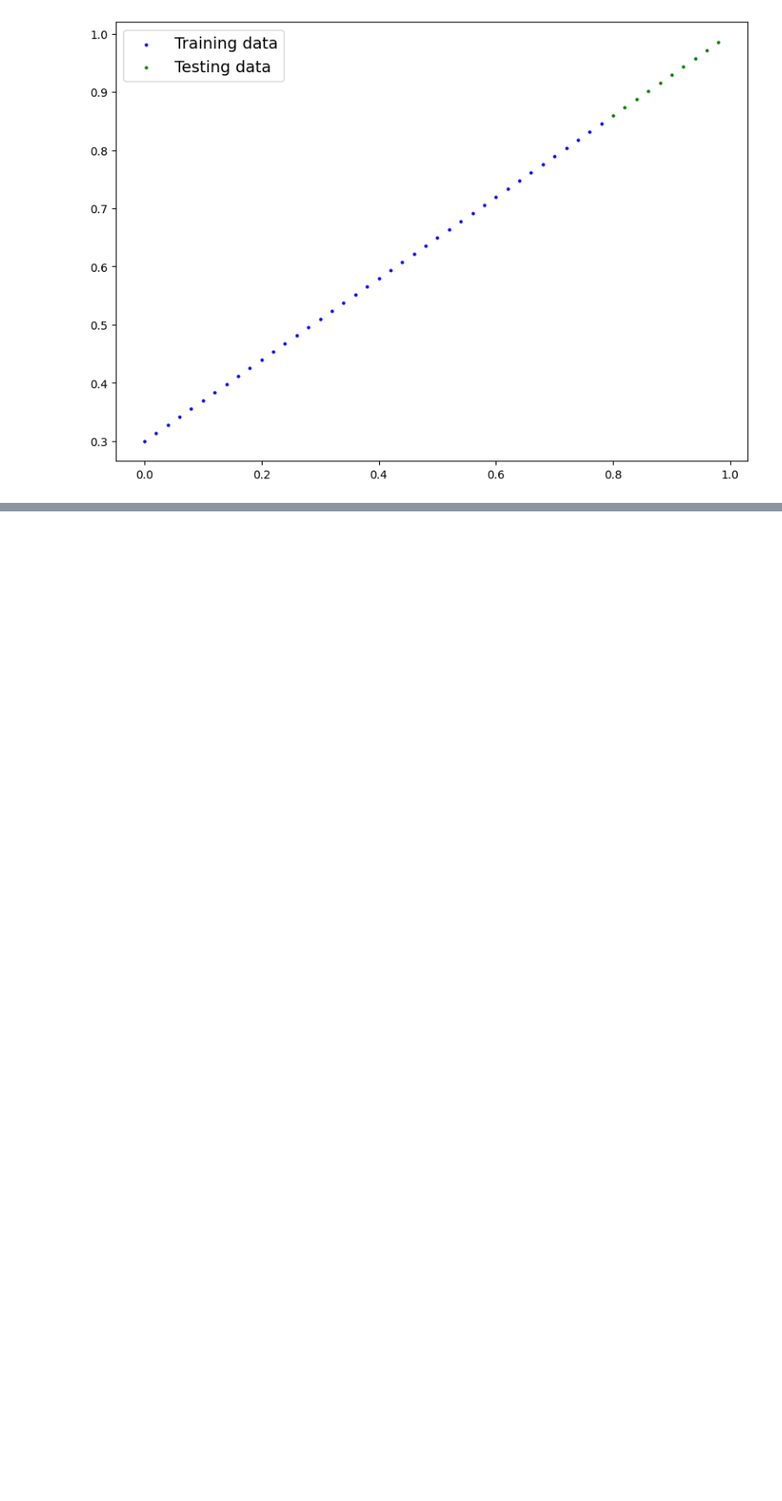
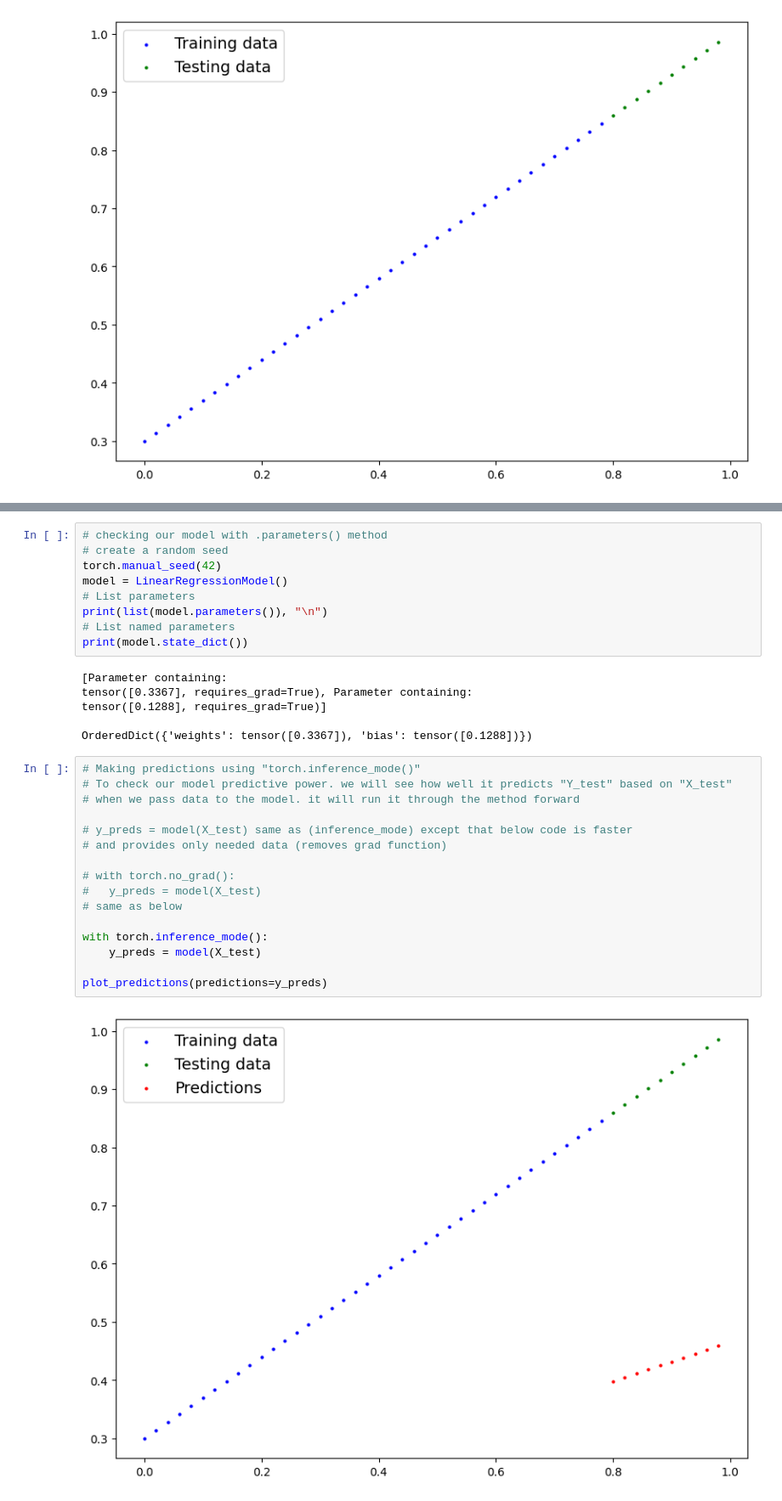
Before and after one commit to m-talbi/deep-learning, a Jupyter notebook: le_5.ipynb, the cells around one changed output, grey strips where cells are left out. Shown at 85% size. Saved outputs shown, nothing was run; the diff lists cells and outputs as text; blank space fills up the shorter version.

```diff
--- a/le_5.ipynb
+++ b/le_5.ipynb
@@ -120,0 +131,33 @@ class LinearRegressionModel(nn.Module):
+# %%
+# checking our model with .parameters() method
+# create a random seed
+torch.manual_seed(42)
+model = LinearRegressionModel()
+# List parameters
+print(list(model.parameters()), "\n")
+# List named parameters
+print(model.state_dict())
+# %% [output]
+[Parameter containing:
+tensor([0.3367], requires_grad=True), Parameter containing:
+tensor([0.1288], requires_grad=True)]
+
+OrderedDict({'weights': tensor([0.3367]), 'bias': tensor([0.1288])})
+# %%
+# Making predictions using "torch.inference_mode()"
+# To check our model predictive power. we will see how well it predicts "Y_test" based on "X_test"
+# when we pass data to the model. it will run it through the method forward
+
+# y_preds = model(X_test) same as (inference_mode) except that below code is faster
+# and provides only needed data (removes grad function)
+
+# with torch.no_grad():
+#   y_preds = model(X_test)
+# same as below
+
+with torch.inference_mode():
+    y_preds = model(X_test)
+
+plot_predictions(predictions=y_preds)
+# %% [output]
+[figure, added]
```
Also changed, not shown: parts of 5 cells of this notebook.
